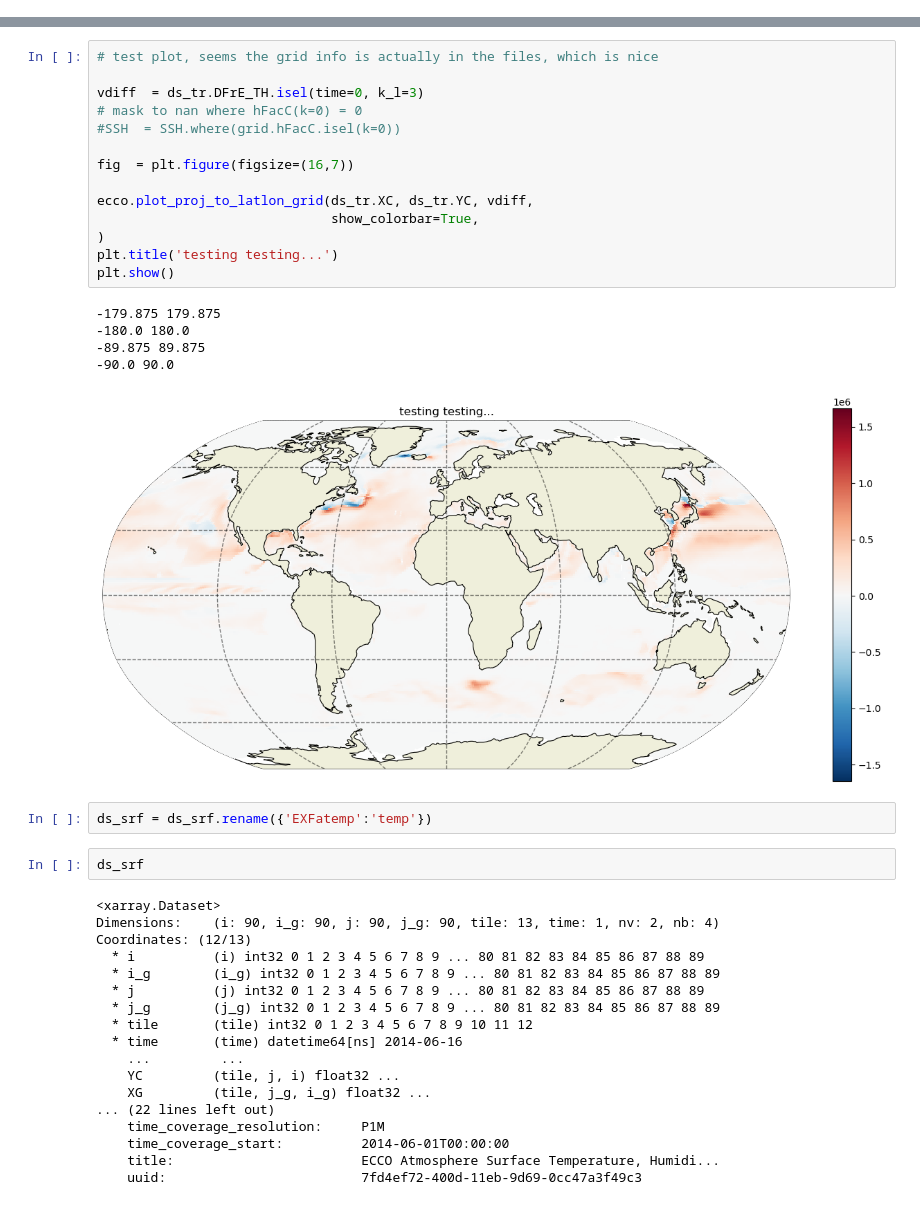
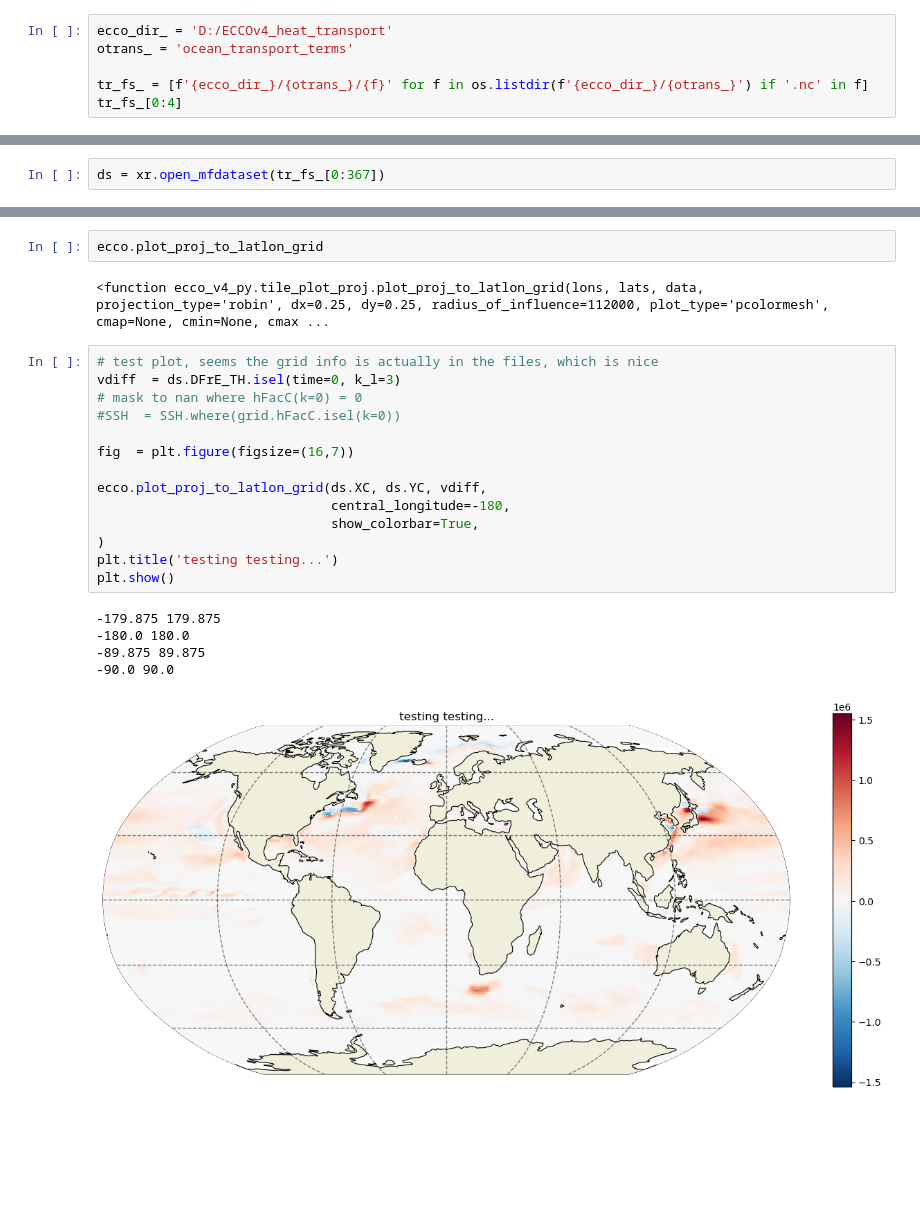
Before and after one commit to BWBlack/2Y_introduction_to_oceanography, a Jupyter notebook: heat_transport_practical/testing_stuff.ipynb, the cells around one changed output, grey strips where cells are left out. Drawn from its saved outputs; the diff is of its cells as text; blank space fills up the shorter version.

```diff
--- a/heat_transport_practical/testing_stuff.ipynb
+++ b/heat_transport_practical/testing_stuff.ipynb
@@ -28,0 +16,6 @@ Coordinates: (12/22)
+# %%
+ecco_dir_ = 'D:/ECCOv4_heat_transport'
+otrans_ = 'ocean_transport_terms'
+
+tr_fs_ = [f'{ecco_dir_}/{otrans_}/{f}' for f in os.listdir(f'{ecco_dir_}/{otrans_}') if '.nc' in f]
+tr_fs_[0:4]
@@ -28,0 +27,2 @@ Coordinates: (12/22)
+# %%
+ds = xr.open_mfdataset(tr_fs_[0:367])
@@ -29,42 +49,24 @@ Coordinates: (12/22)
+# %%
+ecco.plot_proj_to_latlon_grid
+# %% [output]
+<function ecco_v4_py.tile_plot_proj.plot_proj_to_latlon_grid(lons, lats, data, projection_type='robin', dx=0.25, dy=0.25, radius_of_influence=112000, plot_type='pcolormesh', cmap=None, cmin=None, cmax ...
 # %%
 # test plot, seems the grid info is actually in the files, which is nice
-
-vdiff  = ds_tr.DFrE_TH.isel(time=0, k_l=3)
+vdiff  = ds.DFrE_TH.isel(time=0, k_l=3)
 # mask to nan where hFacC(k=0) = 0
 #SSH  = SSH.where(grid.hFacC.isel(k=0))
 
 fig  = plt.figure(figsize=(16,7))
 
-ecco.plot_proj_to_latlon_grid(ds_tr.XC, ds_tr.YC, vdiff,
+ecco.plot_proj_to_latlon_grid(ds.XC, ds.YC, vdiff,
+                              central_longitude=-180,
                               show_colorbar=True,
 )
 plt.title('testing testing...')
 plt.show()
 # %% [output]
 -179.875 179.875
 -180.0 180.0
 -89.875 89.875
 -90.0 90.0
-[figure, old version]
+[figure, new version]
-# %%
-ds_srf = ds_srf.rename({'EXFatemp':'temp'})
-# %%
-ds_srf
-# %% [output]
-<xarray.Dataset>
-Dimensions:    (i: 90, i_g: 90, j: 90, j_g: 90, tile: 13, time: 1, nv: 2, nb: 4)
-Coordinates: (12/13)
-  * i          (i) int32 0 1 2 3 4 5 6 7 8 9 ... 80 81 82 83 84 85 86 87 88 89
-  * i_g        (i_g) int32 0 1 2 3 4 5 6 7 8 9 ... 80 81 82 83 84 85 86 87 88 89
-  * j          (j) int32 0 1 2 3 4 5 6 7 8 9 ... 80 81 82 83 84 85 86 87 88 89
-  * j_g        (j_g) int32 0 1 2 3 4 5 6 7 8 9 ... 80 81 82 83 84 85 86 87 88 89
-  * tile       (tile) int32 0 1 2 3 4 5 6 7 8 9 10 11 12
-  * time       (time) datetime64[ns] 2014-06-16
-    ...         ...
-    YC         (tile, j, i) float32 ...
-    XG         (tile, j_g, i_g) float32 ...
-... (22 lines left out)
-    time_coverage_resolution:     P1M
-    time_coverage_start:          2014-06-01T00:00:00
-    title:                        ECCO Atmosphere Surface Temperature, Humidi...
-    uuid:                         7fd4ef72-400d-11eb-9d69-0cc47a3f49c3
```
Also changed, not shown: parts of 12 cells of this notebook, 2 other files.
